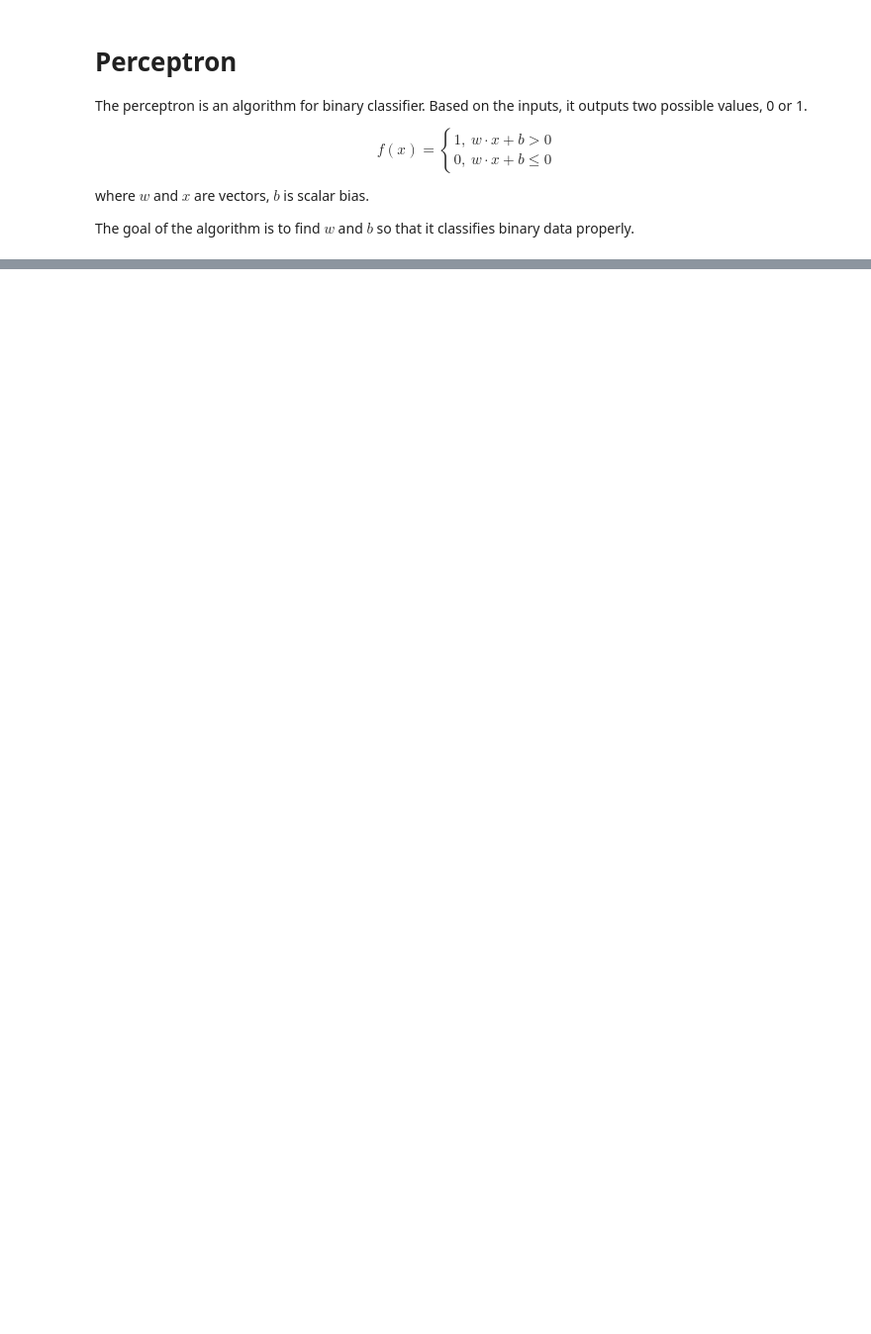
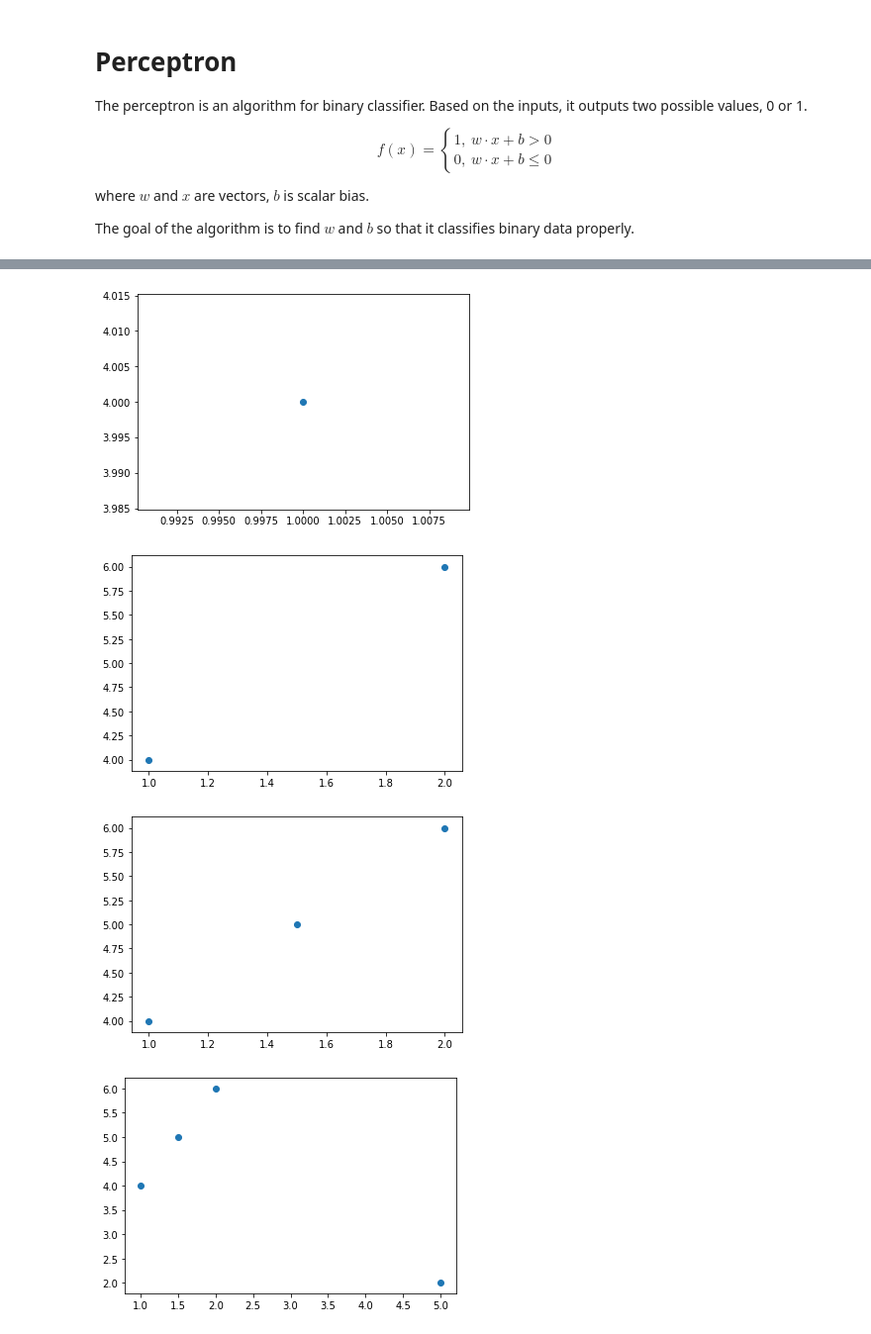
Before and after one commit to munjo5746/nn, a Jupyter notebook: Perceptron.ipynb, the cells around one changed output, grey strips where cells are left out. Shown: that part at 99% size. Saved outputs shown, nothing was run; the diff lists cells and outputs as text; code cells hidden in the pictures; blank space fills up the shorter version.

```diff
--- a/Perceptron.ipynb
+++ b/Perceptron.ipynb
@@ -41,0 +45,22 @@ plt.show()
+# %%
+w = [0,0]
+
+temp = []
+for index, point in enumerate(points):
+    dotProduct = np.dot(w, point)
+    if point in points1 and dotProduct < 0:
+        w = np.add(w, point)
+
+
+    if point in points2 and dotProduct >= 0:
+        w = np.add(w, np.negative(point))
+
+    temp += [point]
+
+
+    draw(np.array(temp))
+# %% [output]
+[figure, added]
+[figure, added]
+[figure, added]
+[figure, added]
```
Also changed, not shown: parts of 2 cells of this notebook.
